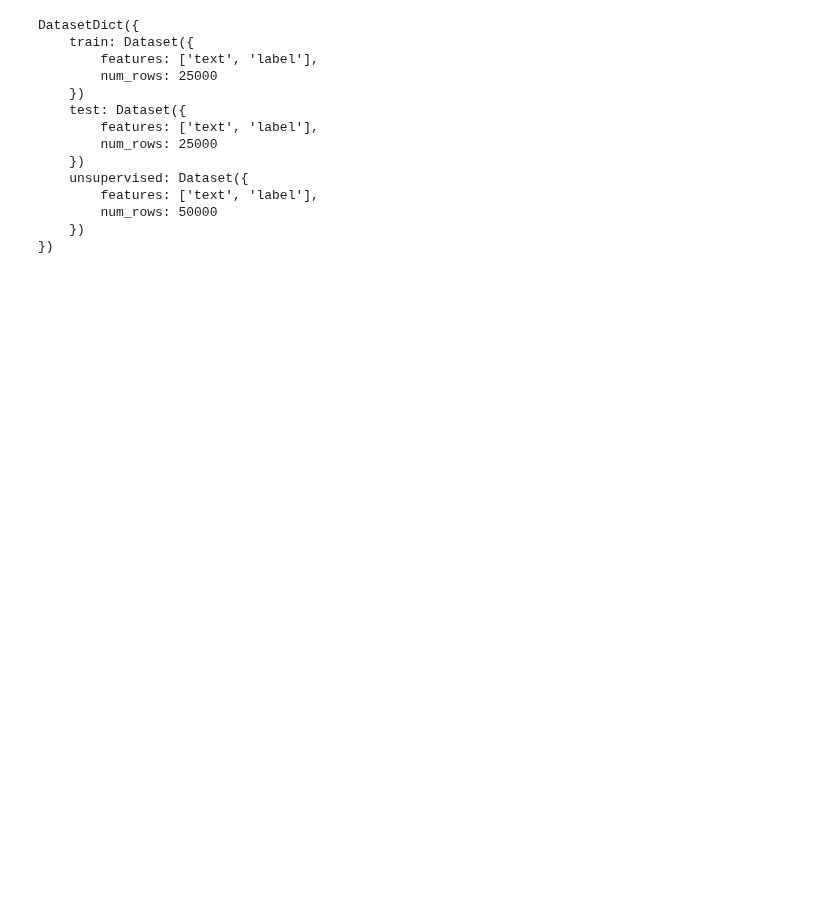
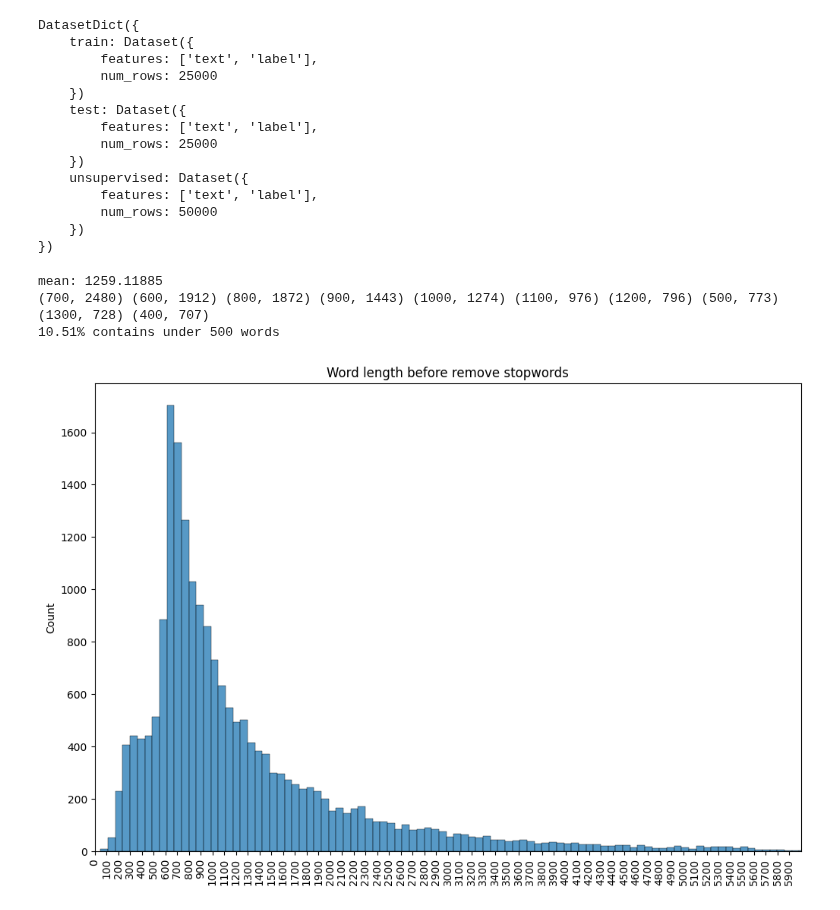
Before and after one commit to kal6868/study, a Jupyter notebook: contrastive_learning/contrastive_learning_transformer.ipynb, the cells around one changed output. Saved outputs shown, nothing was run; the diff lists cells and outputs as text; code cells hidden in the pictures; blank space fills up the shorter version.

```diff
--- a/contrastive_learning/contrastive_learning_transformer.ipynb
+++ b/contrastive_learning/contrastive_learning_transformer.ipynb
@@ -172,3 +172,31 @@ DatasetDict({
         num_rows: 50000
     })
 })
+# %%
+train_x, train_y, test_x, test_y = imdb['train']['text'], imdb['train']['label'], imdb['test']['text'], imdb['test']['label']
+train_x, val_x, train_y, val_y = train_test_split(train_x, train_y, test_size=0.2, random_state=42)
+# %%
+train_x, val_x, test_x = (
+    get_text_label(train_x), get_text_label(val_x), get_text_label(test_x) )
+
+tokenizer = text.Tokenizer(num_words = 10000)
+tokenizer.fit_on_texts(train_x)
+# %%
+length_count = np.array([len(train_t) for train_t in train_x])
+upper_length_count = np.array([round(len(train_t), -2) for train_t in train_x])
+
+plt.figure(figsize = (12, 8))
+sns.histplot(length_count)
+plt.xlim(0, 6000)
+plt.xticks(np.arange(0, 6000, 100), rotation=90)
+plt.title("Word length before remove stopwords")
+print(f'mean: {length_count.mean()}')
+
+# 700~800 사이가 제일 많다.
+print(*sorted(Counter(upper_length_count).items(), key=lambda x: -x[1])[:10])
+get_length_percentage(train_x, 500)
+# %% [output]
+mean: 1259.11885
+(700, 2480) (600, 1912) (800, 1872) (900, 1443) (1000, 1274) (1100, 976) (1200, 796) (500, 773) (1300, 728) (400, 707)
+10.51% contains under 500 words
+[figure, added]
```
